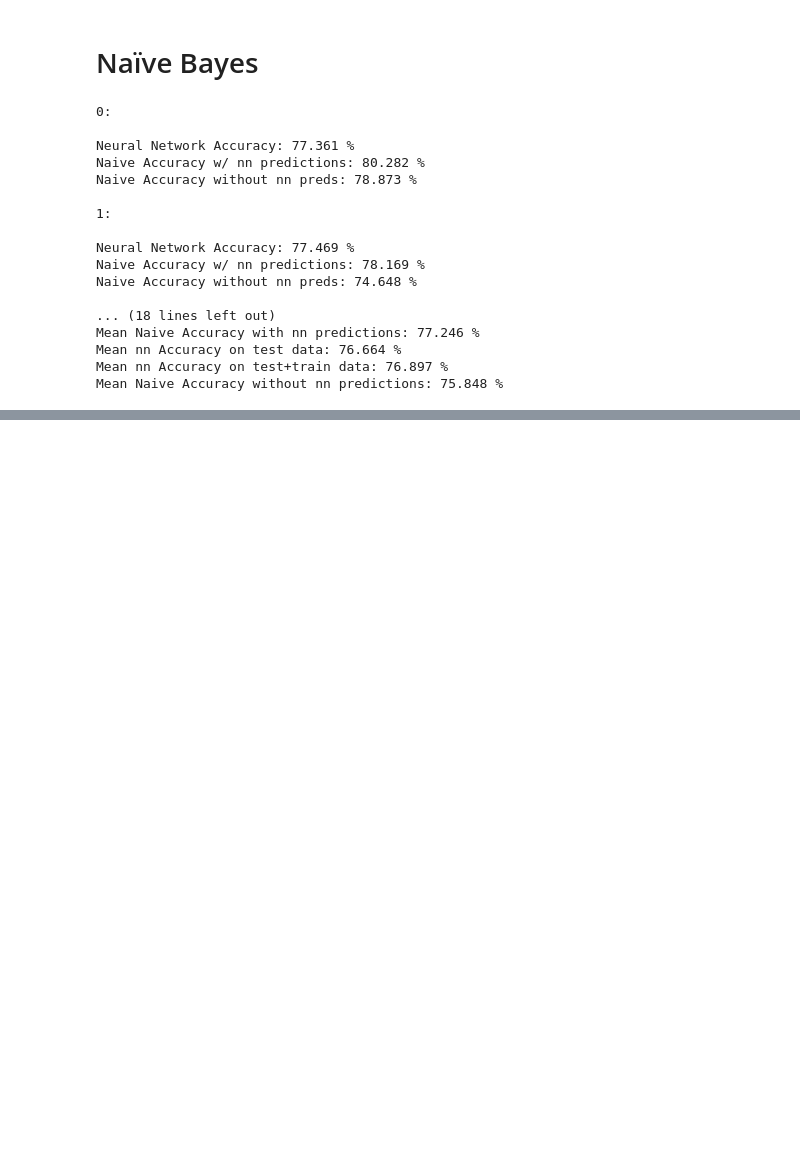
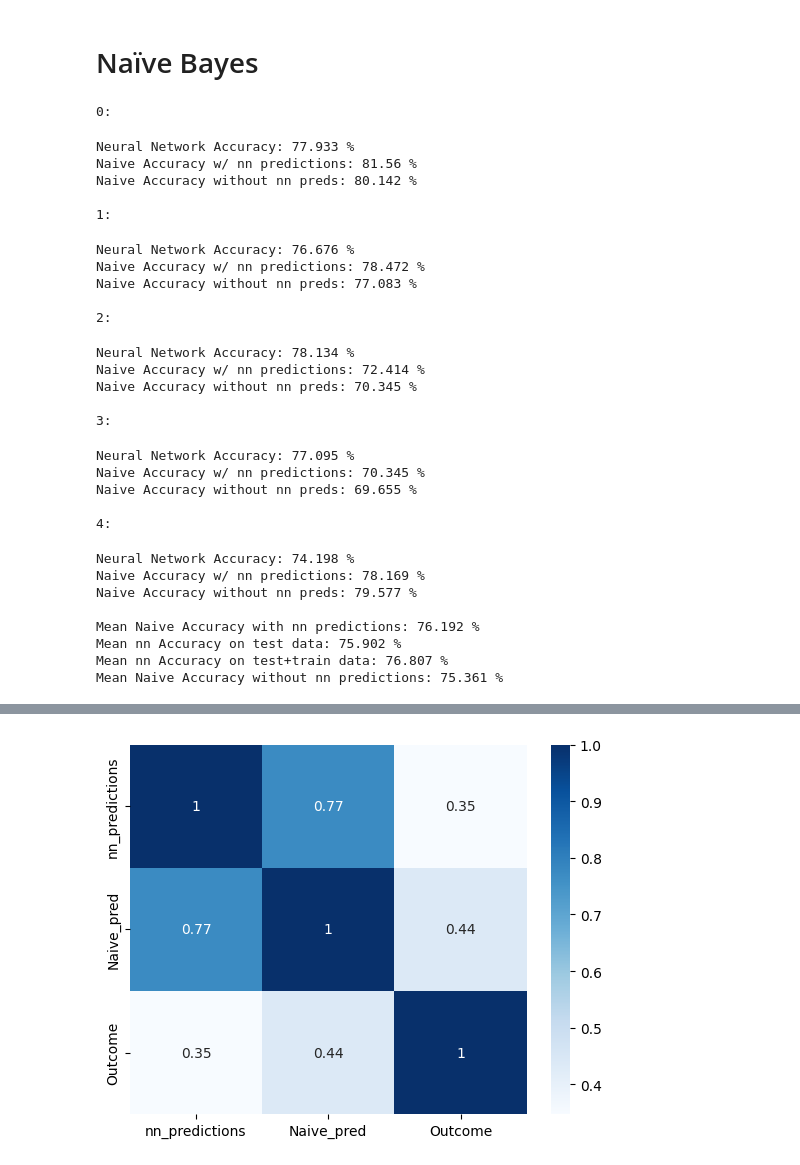
Before and after one commit to PeterVL02/Diabetes-Classifier, a Jupyter notebook: diabetes_classifier.ipynb, the cells around one changed output, grey strips where cells are left out. Drawn from its saved outputs; the diff is of its cells as text; code cells hidden in the pictures; blank space fills up the shorter version.

```diff
--- a/diabetes_classifier.ipynb
+++ b/diabetes_classifier.ipynb
@@ -532,7 +580,14 @@ for data_idx in range(k):
 
     new_features = features
     if split_clustering:
-        new_features = np.concatenate([features, ['Cluster']]).flatten()
+        if split_tree:
+            new_features = np.concatenate([features, ['Cluster', 'Tree']]).flatten()
+        else:
+            new_features = np.concatenate([features, ['Cluster']]).flatten()
+    else:
+        if split_tree:
+            new_features = np.concatenate([features, ['Tree']]).flatten()
+
 
     X_train_no_nn = pd.DataFrame(X_data[data_idx].T[:len(X_data[data_idx].T)-1].T,
                             columns=new_features)
@@ -571,21 +626,52 @@ print('Mean Naive Accuracy with nn predictions:', round(np.mean(with_nn_acc)*100
         '\nMean nn Accuracy on test data:', np.round(np.mean(means)*100,3),'%',
         '\nMean nn Accuracy on test+train data:', np.round(np.mean(nn_acc_list)*100,3),'%',
         '\nMean Naive Accuracy without nn predictions:', round(np.mean(no_nn_acc)*100,3), '%')
+
+dis_df = X_test.copy().assign(Naive_pred=y_pred,Outcome=y_test)
+if split_clustering:
+    if split_tree:
+        sns.heatmap(dis_df.copy()[['Cluster', 'Tree', 'nn_predictions',
+                                   'Naive_pred','Outcome']].corr(), cmap='Blues', annot=True)
+    else:
+        sns.heatmap(dis_df.copy()[['nn_predictions',
+                                   'Naive_pred','Outcome']].corr(), cmap='Blues', annot=True)
+else:
+    if split_tree:
+        sns.heatmap(dis_df.copy()[['Tree', 'nn_predictions',
+                                   'Naive_pred','Outcome']].corr(), cmap='Blues', annot=True)
+    else:
+        sns.heatmap(dis_df.copy()[['nn_predictions',
+                                   'Naive_pred','Outcome']].corr(), cmap='Blues', annot=True)
+
+display(dis_df.head(25))
+plt.show()
 # %% [output]
 0:
-
-Neural Network Accuracy: 77.361 %
-Naive Accuracy w/ nn predictions: 80.282 %
-Naive Accuracy without nn preds: 78.873 %
-
-1:
-
-Neural Network Accuracy: 77.469 %
-Naive Accuracy w/ nn predictions: 78.169 %
-Naive Accuracy without nn preds: 74.648 %
-
-... (18 lines left out)
-Mean Naive Accuracy with nn predictions: 77.246 %
-Mean nn Accuracy on test data: 76.664 %
-Mean nn Accuracy on test+train data: 76.897 %
-Mean Naive Accuracy without nn predictions: 75.848 %
+Neural Network Accuracy: 77.933 %
+Naive Accuracy w/ nn predictions: 81.56 %
+Naive Accuracy without nn preds: 80.142 %
+
+1:
+Neural Network Accuracy: 76.676 %
+Naive Accuracy w/ nn predictions: 78.472 %
+Naive Accuracy without nn preds: 77.083 %
+
+2:
+Neural Network Accuracy: 78.134 %
+Naive Accuracy w/ nn predictions: 72.414 %
+Naive Accuracy without nn preds: 70.345 %
+
+3:
+Neural Network Accuracy: 77.095 %
+Naive Accuracy w/ nn predictions: 70.345 %
+Naive Accuracy without nn preds: 69.655 %
+
+4:
+Neural Network Accuracy: 74.198 %
+Naive Accuracy w/ nn predictions: 78.169 %
+Naive Accuracy without nn preds: 79.577 %
+
+Mean Naive Accuracy with nn predictions: 76.192 %
+Mean nn Accuracy on test data: 75.902 %
+Mean nn Accuracy on test+train data: 76.807 %
+Mean Naive Accuracy without nn predictions: 75.361 %
@@ -591,0 +695 @@ Mean Naive Accuracy without nn predictions: 75.848 %
+[figure, added]
```
Also changed, not shown: parts of 6 cells of this notebook, 12 other files.
